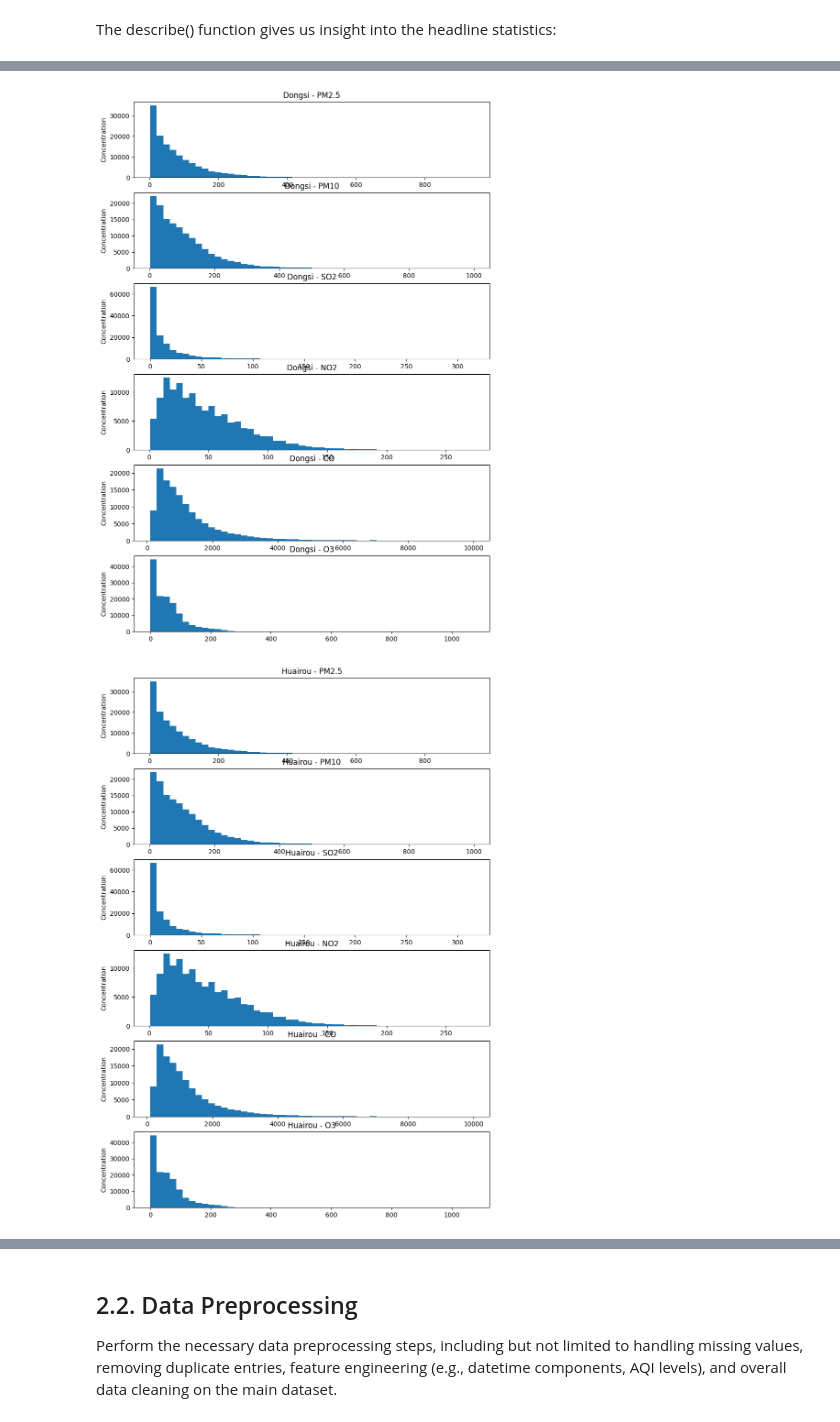
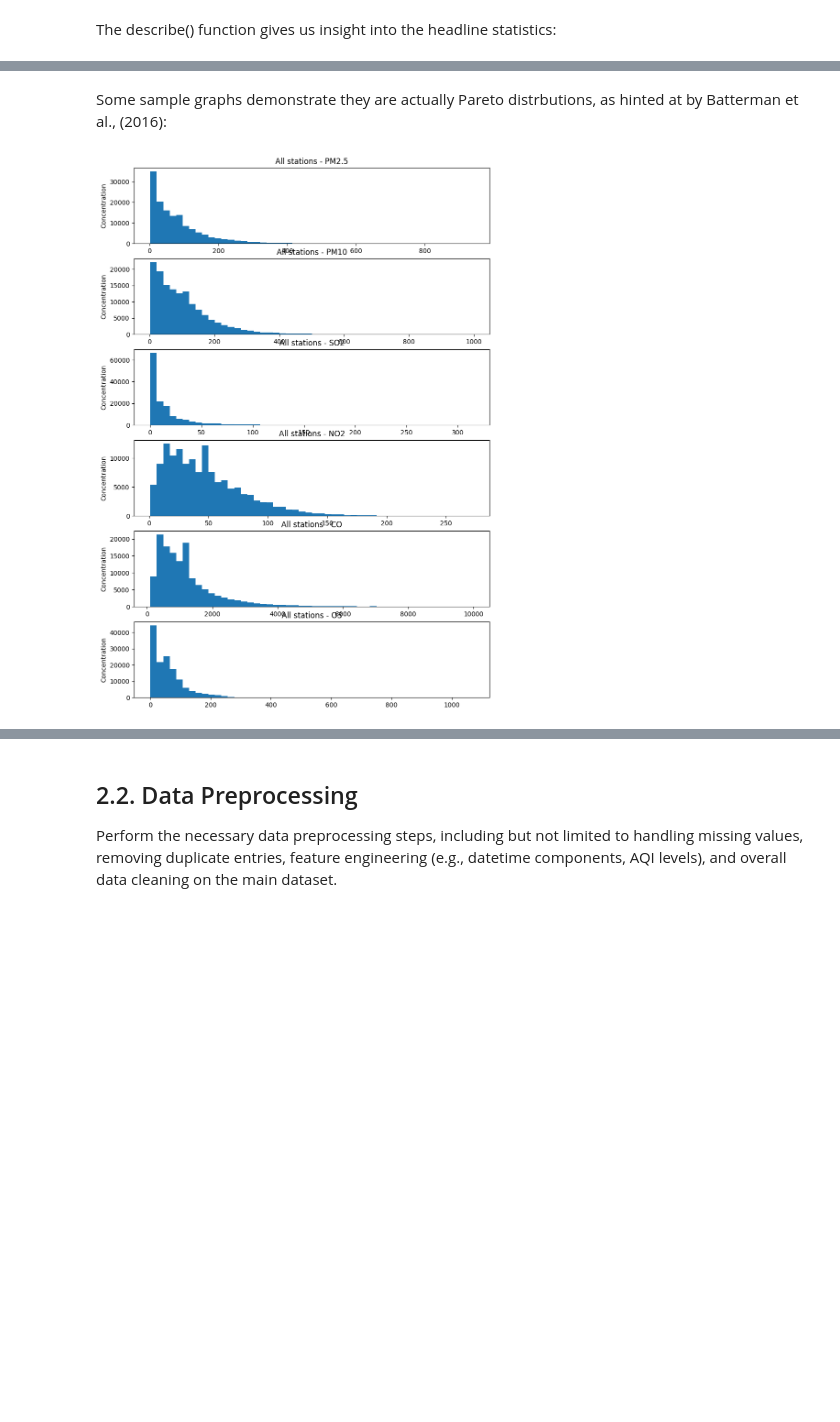
Before and after one commit to almar5855/CMP7005_PRAC1, a Jupyter notebook: st20339453 CMP7005 PRAC1.ipynb, the cells around one changed output, grey strips where cells are left out. Saved outputs shown, nothing was run; the diff lists cells and outputs as text; code cells hidden in the pictures; blank space fills up the shorter version.

```diff
--- a/st20339453 CMP7005 PRAC1.ipynb
+++ b/st20339453 CMP7005 PRAC1.ipynb
@@ -233,5 +230,5 @@ Plotting the intervals reveals a mass of outliers, hidden in the actual plots du
 # %%
 for stat in pollution_components:
-    station_data[[stat]].boxplot(showfliers=False)
+    station_data[[stat]].boxplot(showfliers=True)
     plt.show()
 # %% [output]
@@ -246,7 +243,5 @@ However our dataset is combined, during our pre-processing we will scale the val
 # %%
-tmp = station_data.groupby('station')[pollution_components]
-for station, data in tmp:
-    print(f'{station}')
-    for stat in pollution_components:
-        print(f'{stat}\tmean: {data[stat].mean():.2f}\tmedian: {data[stat].median():.2f}\tmode: {data[stat].mode().iloc[0]:.2f}\tvariance: {data[stat].std()**2:.2f}\tskew: {data[stat].skew():.2f}\tkurtosis: {data[stat].kurt():.2f}')
+tmp = station_data[pollution_components]
+for stat in pollution_components:
+    print(f'{stat}\tmean: {tmp[stat].mean():.2f}\tmedian: {tmp[stat].median():.2f}\tmode: {tmp[stat].mode().iloc[0]:.2f}\tvariance: {tmp[stat].std()**2:.2f}\tskew: {tmp[stat].skew():.2f}\tkurtosis: {tmp[stat].kurt():.2f}')
 # %% [output]
@@ -285,6 +268,6 @@ From these numbers we can deduce the distributions are *not* Gaussian, are left
+# %% [markdown]
+Some sample graphs demonstrate they are actually Pareto distrbutions, as hinted at by Batterman et al., (2016):
 # %%
-for station, data in tmp:
-    plot_distributions(station, data)
+plot_distributions("All stations", tmp)
 # %% [output]
-[figure, old version]
+[figure, new version]
-[figure, removed]
```
Also changed, not shown: parts of 21 cells of this notebook.
